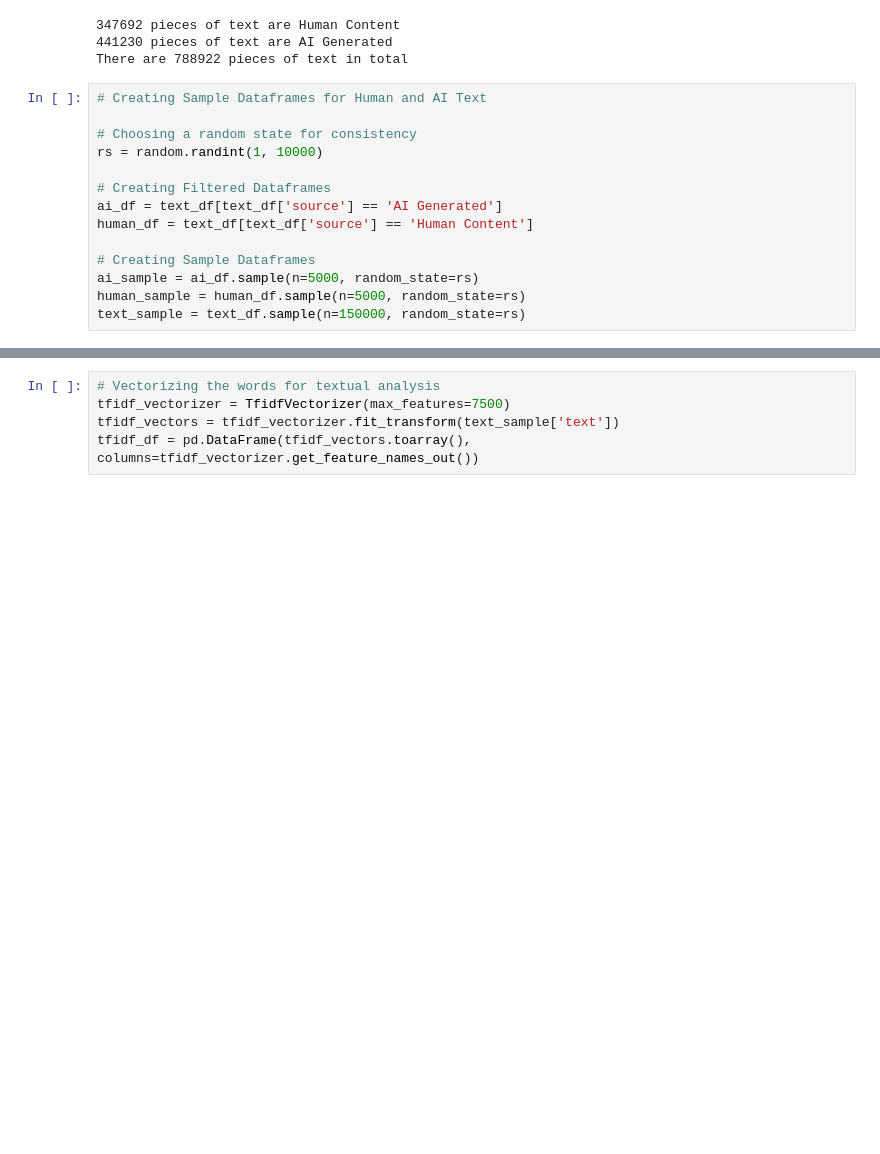
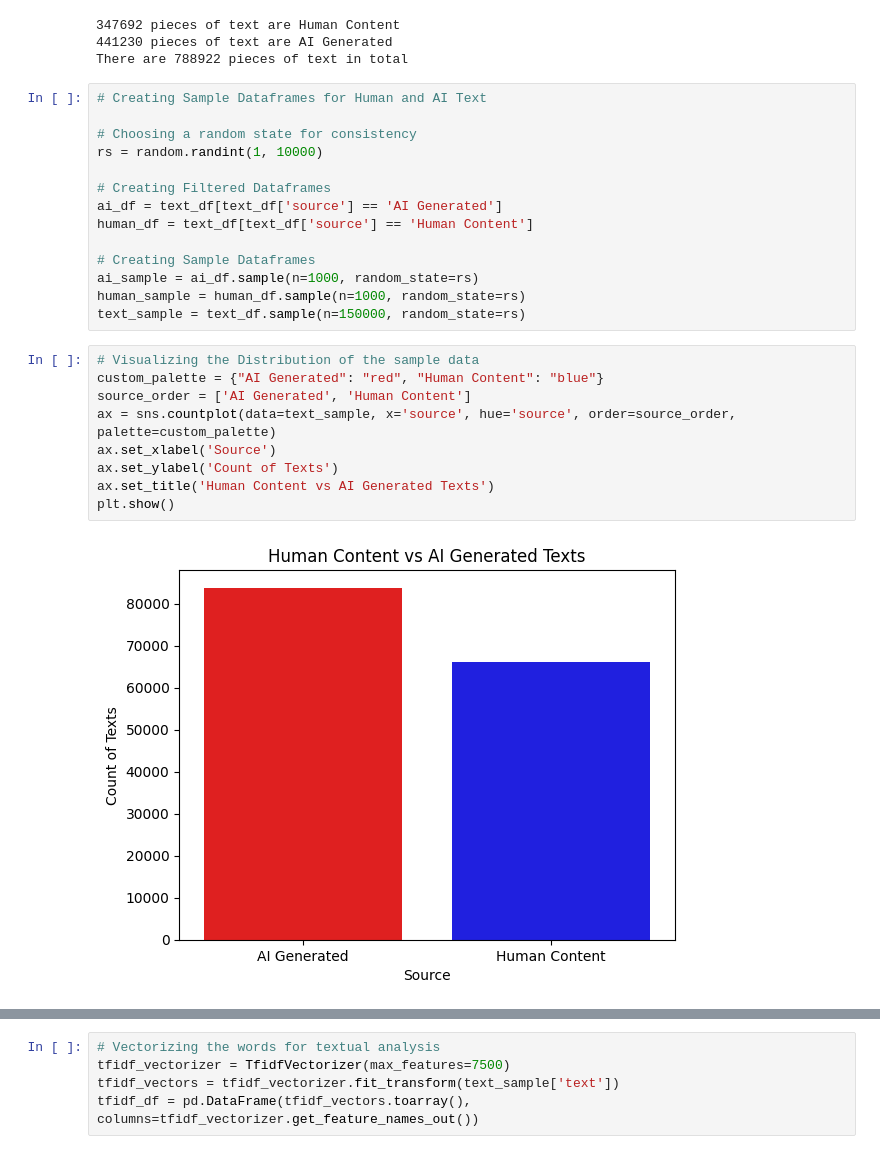
Before and after one commit to Jakey007/ContentDetector, a Jupyter notebook: ContentDetector.ipynb, the cells around one changed output, grey strips where cells are left out. Cells and saved outputs as stored; diff of their text form; blank space fills up the shorter version.

```diff
--- a/ContentDetector.ipynb
+++ b/ContentDetector.ipynb
@@ -104,6 +80,17 @@ ai_df = text_df[text_df['source'] == 'AI Generated']
 human_df = text_df[text_df['source'] == 'Human Content']
 
 # Creating Sample Dataframes
-ai_sample = ai_df.sample(n=5000, random_state=rs)
-human_sample = human_df.sample(n=5000, random_state=rs)
+ai_sample = ai_df.sample(n=1000, random_state=rs)
+human_sample = human_df.sample(n=1000, random_state=rs)
 text_sample = text_df.sample(n=150000, random_state=rs)
+# %%
+# Visualizing the Distribution of the sample data
+custom_palette = {"AI Generated": "red", "Human Content": "blue"}
+source_order = ['AI Generated', 'Human Content']
+ax = sns.countplot(data=text_sample, x='source', hue='source', order=source_order, palette=custom_palette)
+ax.set_xlabel('Source')
+ax.set_ylabel('Count of Texts')
+ax.set_title('Human Content vs AI Generated Texts')
+plt.show()
+# %% [output]
+[figure, added]
```
Also changed, not shown: parts of 12 cells of this notebook, 1 other file.
